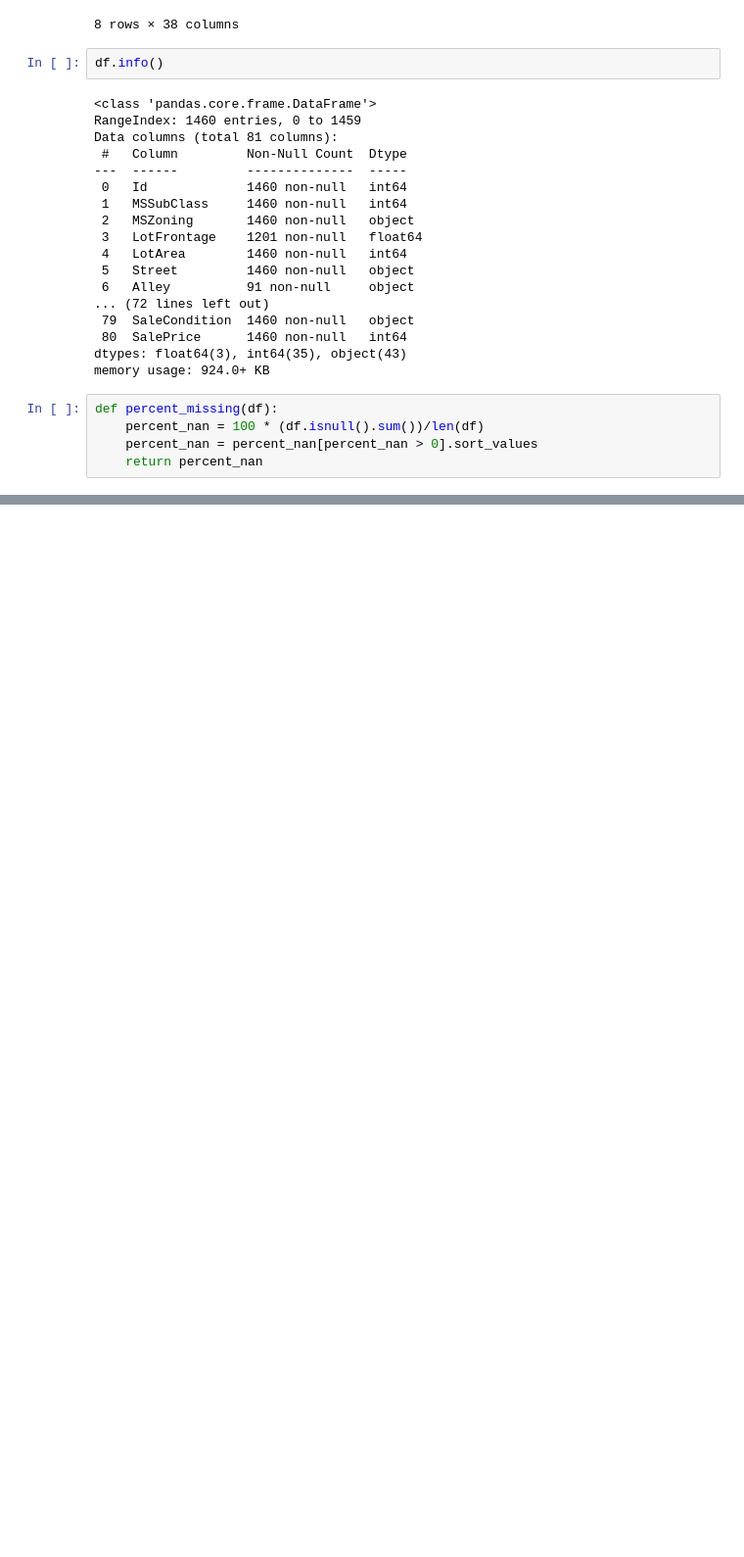
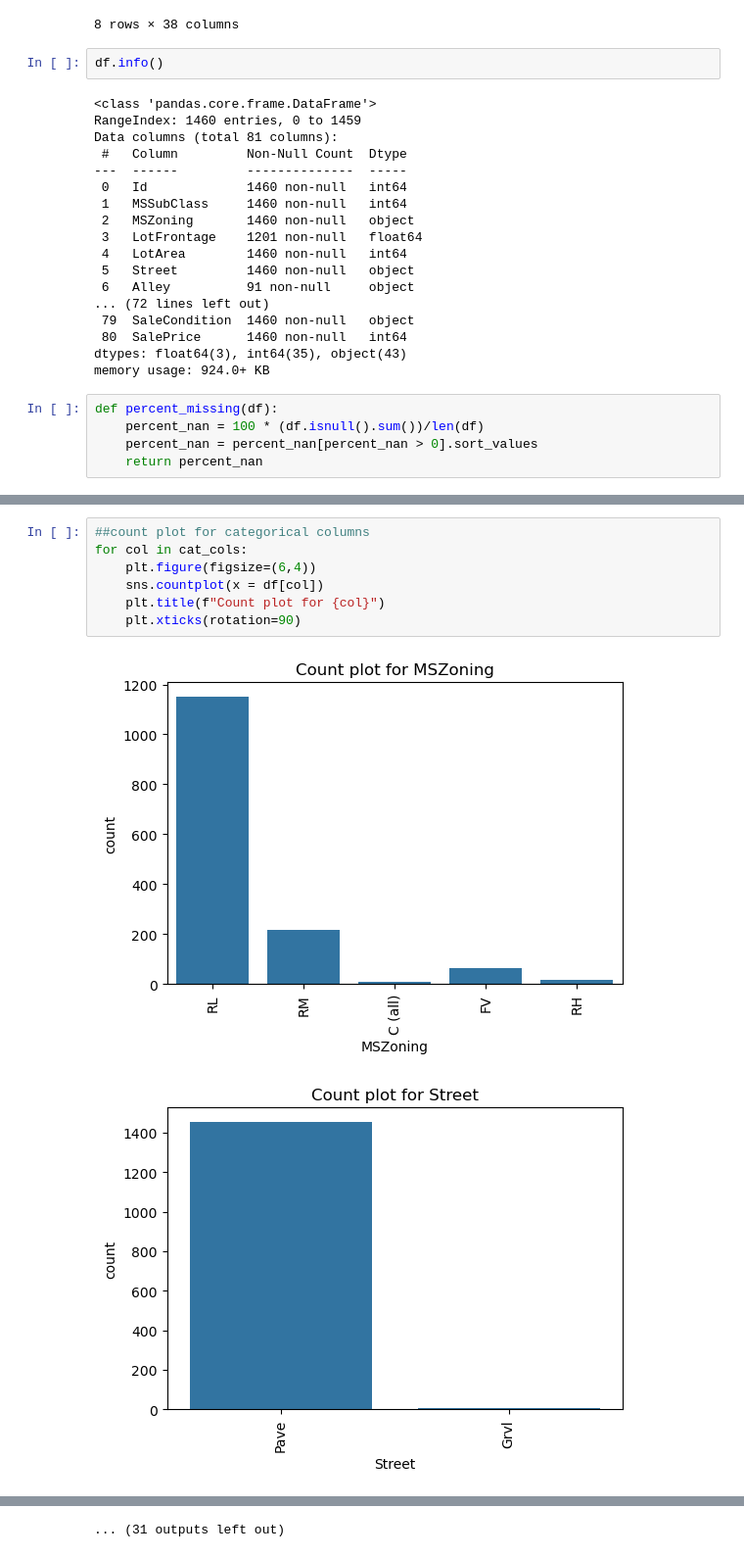
Before and after one commit to SaikatGhosh94/ai-engineering-portfolio, a Jupyter notebook: classical-ml/house-price-prediction/notebooks/01_eda.ipynb, the cells around one changed output, grey strips where cells are left out. Shown at 98% size. Cells and saved outputs as stored; diff of their text form; blank space fills up the shorter version.

```diff
--- a/classical-ml/house-price-prediction/notebooks/01_eda.ipynb
+++ b/classical-ml/house-price-prediction/notebooks/01_eda.ipynb
@@ -126,0 +165,10 @@ sns.histplot(data =df, x= "SalePrice")
+# %%
+##count plot for categorical columns
+for col in cat_cols:
+    plt.figure(figsize=(6,4))
+    sns.countplot(x = df[col])
+    plt.title(f"Count plot for {col}")
+    plt.xticks(rotation=90)
+# %% [output]
+[figure, added]
+[figure, added]
@@ -126,0 +185 @@ sns.histplot(data =df, x= "SalePrice")
+... (31 outputs left out)
```
Also changed, not shown: parts of 9 cells of this notebook.
